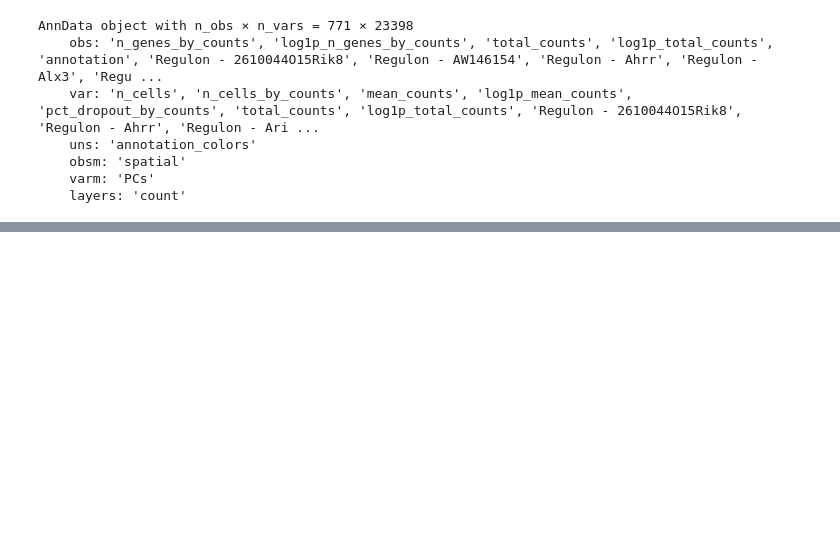
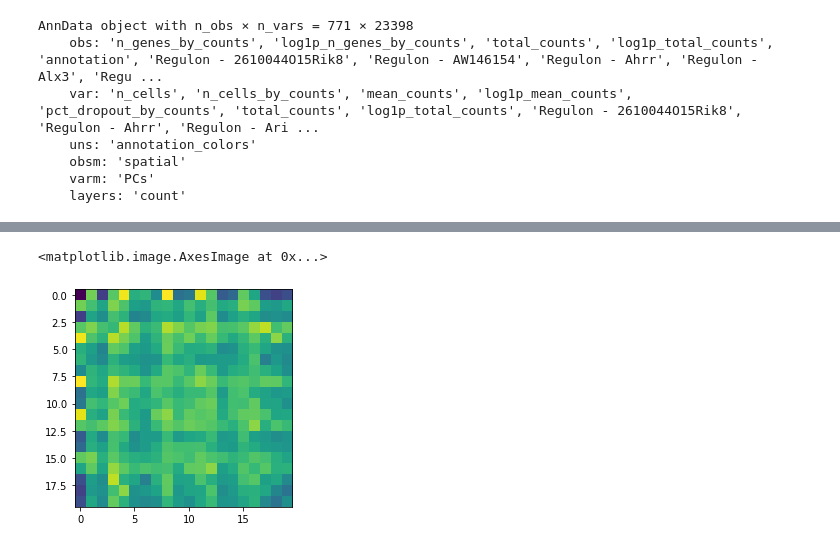
Before and after one commit to alam-shahul/popari, a Jupyter notebook: SpiceMix/metagene_based_pseudo_3D_simulation.ipynb, the cells around one changed output, grey strips where cells are left out. Drawn from its saved outputs; the diff is of its cells as text; code cells hidden in the pictures; blank space fills up the shorter version.

```diff
--- a/SpiceMix/metagene_based_pseudo_3D_simulation.ipynb
+++ b/SpiceMix/metagene_based_pseudo_3D_simulation.ipynb
@@ -332,0 +352,26 @@ AnnData object with n_obs × n_vars = 771 × 23398
+# %%
+from load_data import load_anndata, save_anndata
+data_directory = Path("../../data/stereoseq/mouse_embryo_development/") / "brain_region"
+
+datasets = []
+replicate_names = []
+for file in sorted(data_directory.glob("*.h5ad"))[:2]:
+    print(file)
+    replicate_names.append(file.stem)
+    mouse_brain_slice = ad.read_h5ad(file)
+    print(mouse_brain_slice.X.shape)
+    sc.pp.log1p(mouse_brain_slice)
+    datasets.append(mouse_brain_slice)
+
+merged = ad.concat(datasets)
+sc.pp.highly_variable_genes(merged)
+
+#     sca
+
+#     sq.gr.spatial_neighbors(mouse_brain_slice, delaunay=True, coord_type="generic")
+#     mouse_brain_slice.obsp["spatial_connectivities"] = remove_connectivity_artifacts(mouse_brain_slice.obsp["spatial_connectivities"])
+#     mouse_brain_slice.obsp["adjacency_matrix"] = mouse_brain_slice.obsp["spatial_connectivities"]
+
+#     datasets.append(mouse_brain_slice)
+
+# save_anndata(data_directory/"single_dataset_test.h5ad", datasets, replicate_names)
@@ -332,0 +388,13 @@ AnnData object with n_obs × n_vars = 771 × 23398
+# %%
+dataset = ad.read_h5ad(data_directory / "E10.5_E1S1.MOSTA_brain_region.h5ad")
+sc.pp.log1p(dataset)
+sc.pp.highly_variable_genes(dataset)
+subset_dataset = dataset[:, dataset.var["highly_variable"]]
+
+sq.gr.spatial_neighbors(subset_dataset, delaunay=True, coord_type="generic")
+subset_dataset.obsp["spatial_distances"] = remove_connectivity_artifacts(subset_dataset.obsp["spatial_distances"])
+subset_dataset.obsp["spatial_connectivities"] = subset_dataset.obsp["spatial_distances"] > 0
+subset_dataset.obsp["adjacency_matrix"] = subset_dataset.obsp["spatial_connectivities"]
+subset_dataset.X = subset_dataset.X.toarray()
+
+save_anndata(data_directory / "single_dataset_test.h5ad", [subset_dataset], ["E10.5_E1S1.MOSTA_brain_region"])
@@ -332,0 +577,5 @@ AnnData object with n_obs × n_vars = 771 × 23398
+# %%
+plt.imshow(dataset.uns["Sigma_x_inv"]["0"])
+# %% [output]
+<matplotlib.image.AxesImage at 0x...>
+[figure, added]
```
Also changed, not shown: parts of 14 cells of this notebook, 7 other files.
